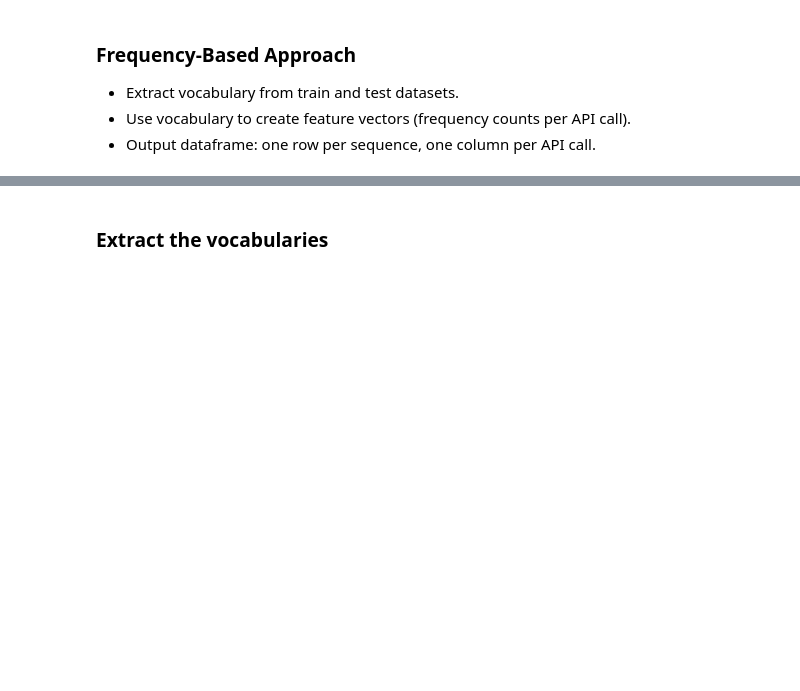
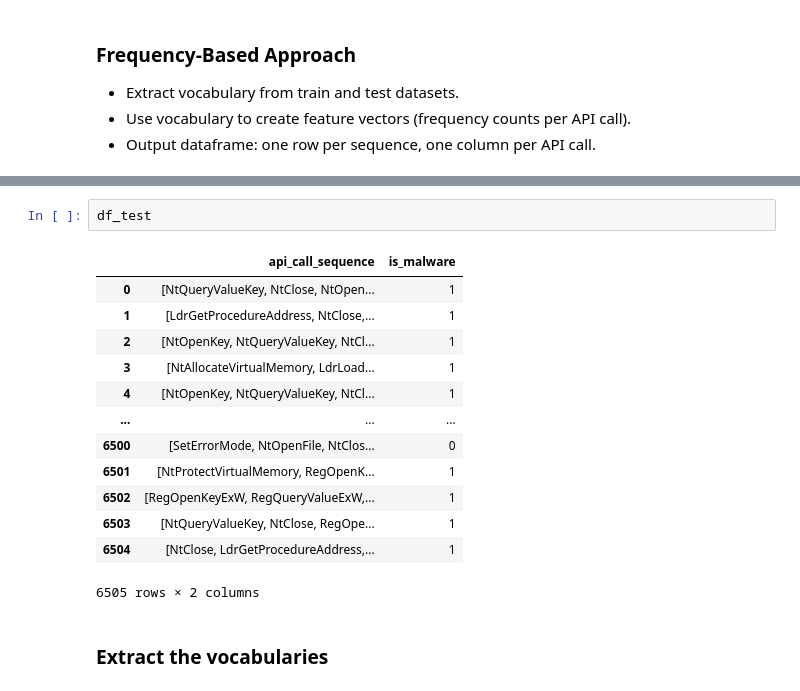
Before and after one commit to AImSecure/Laboratory2, a Jupyter notebook: lab/notebooks/Lab2_FFNN_RNN_GNN.ipynb, the cells around one changed output, grey strips where cells are left out. Drawn from its saved outputs; the diff is of its cells as text; blank space fills up the shorter version.

```diff
--- a/lab/notebooks/Lab2_FFNN_RNN_GNN.ipynb
+++ b/lab/notebooks/Lab2_FFNN_RNN_GNN.ipynb
@@ -173,2 +205,18 @@ os.makedirs(save_dir, exist_ok=True)
+# %%
+df_test
+# %% [output]
+|  | api_call_sequence | is_malware |
+| 0 | [NtQueryValueKey, NtClose, NtOpen... | 1 |
+| 1 | [LdrGetProcedureAddress, NtClose,... | 1 |
+| 2 | [NtOpenKey, NtQueryValueKey, NtCl... | 1 |
+| 3 | [NtAllocateVirtualMemory, LdrLoad... | 1 |
+| 4 | [NtOpenKey, NtQueryValueKey, NtCl... | 1 |
+| ... | ... | ... |
+| 6500 | [SetErrorMode, NtOpenFile, NtClos... | 0 |
+| 6501 | [NtProtectVirtualMemory, RegOpenK... | 1 |
+| 6502 | [RegOpenKeyExW, RegQueryValueExW,... | 1 |
+| 6503 | [NtQueryValueKey, NtClose, RegOpe... | 1 |
+| 6504 | [NtClose, LdrGetProcedureAddress,... | 1 |
+6505 rows × 2 columns
 # %% [markdown]
 ### Extract the vocabularies
```
Also changed, not shown: parts of 22 cells of this notebook.
